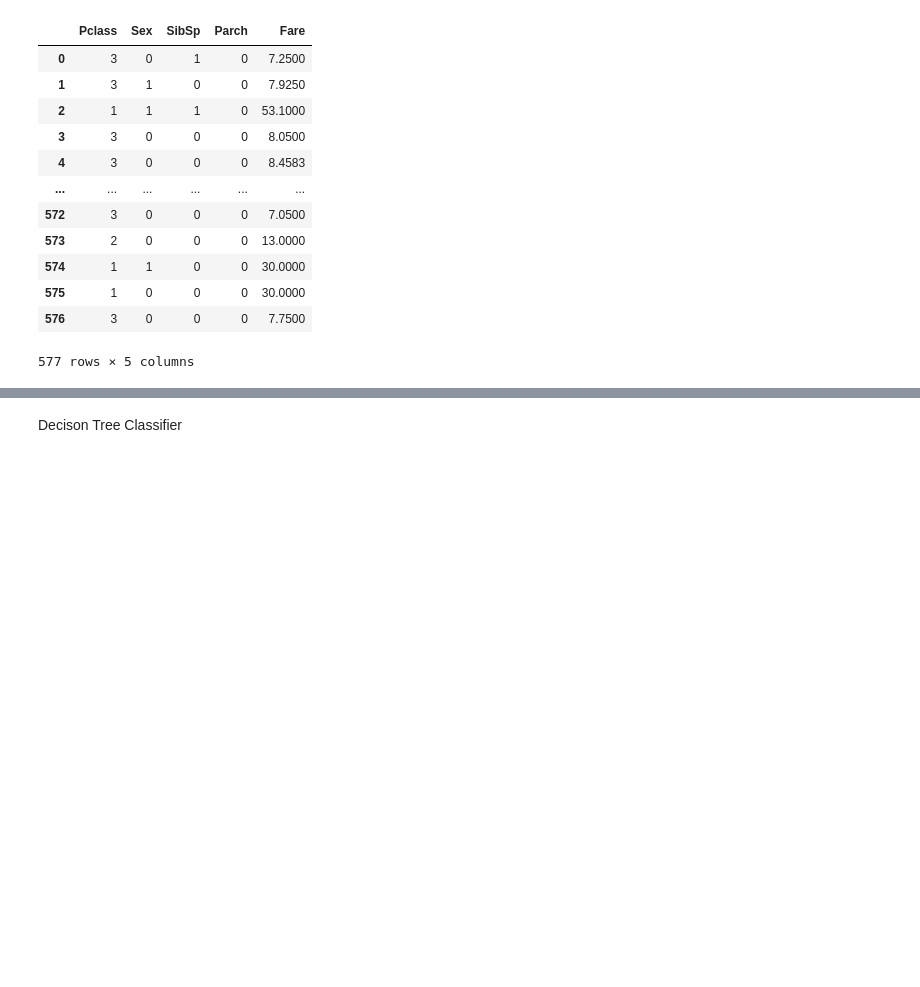
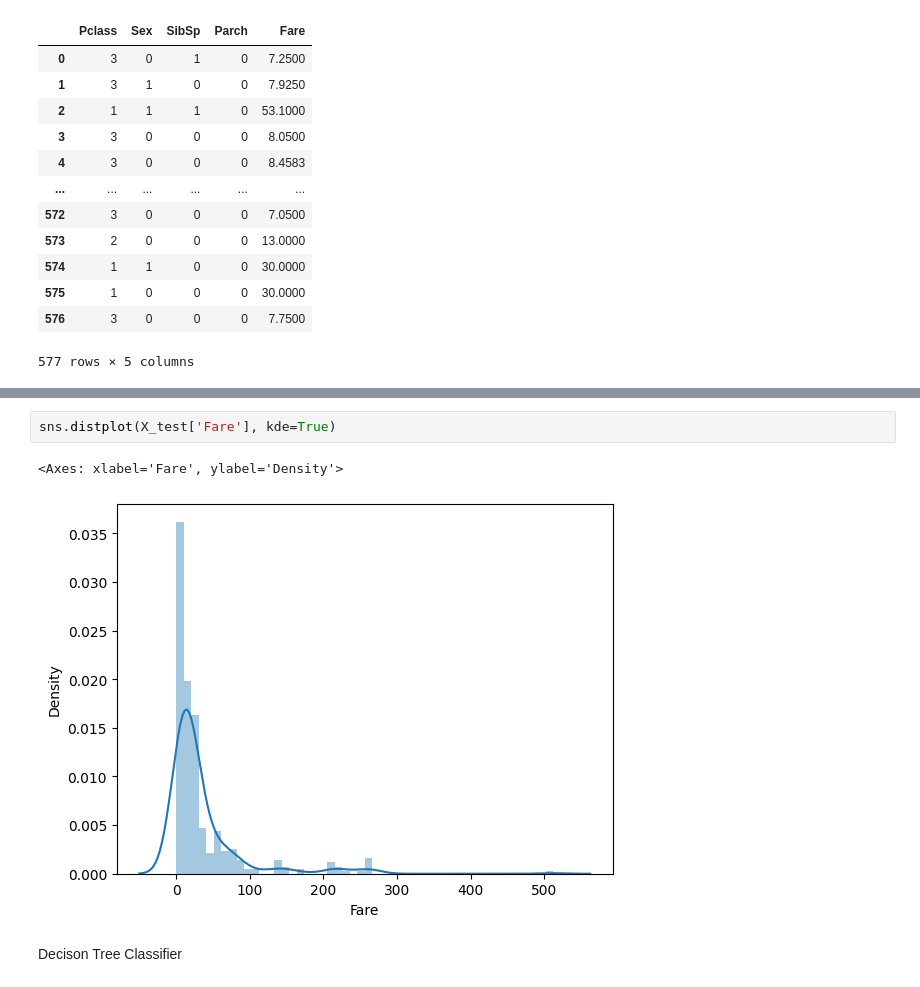
Before and after one commit to andrevargas22/Desafio_Casas_Bahia, a Jupyter notebook: notebooks/titanic-machine-learning.ipynb, the cells around one changed output, grey strips where cells are left out. Cells and saved outputs as stored; diff of their text form; blank space fills up the shorter version.

```diff
--- a/notebooks/titanic-machine-learning.ipynb
+++ b/notebooks/titanic-machine-learning.ipynb
@@ -461,3 +474,8 @@ X_test
+# %%
+sns.distplot(X_test['Fare'], kde=True)
+# %% [output]
+<Axes: xlabel='Fare', ylabel='Density'>
+[figure, added]
 # %% [markdown]
 Decison Tree Classifier
 # %%
```
Also changed, not shown: parts of 5 cells of this notebook, 2 other files.
